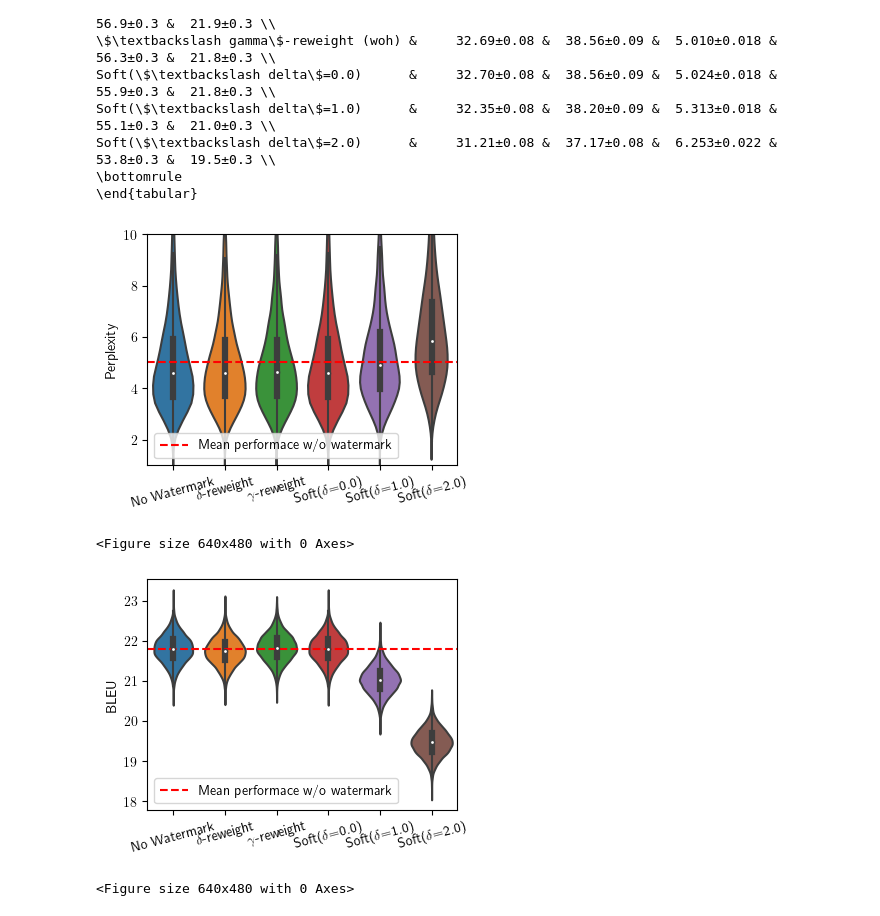
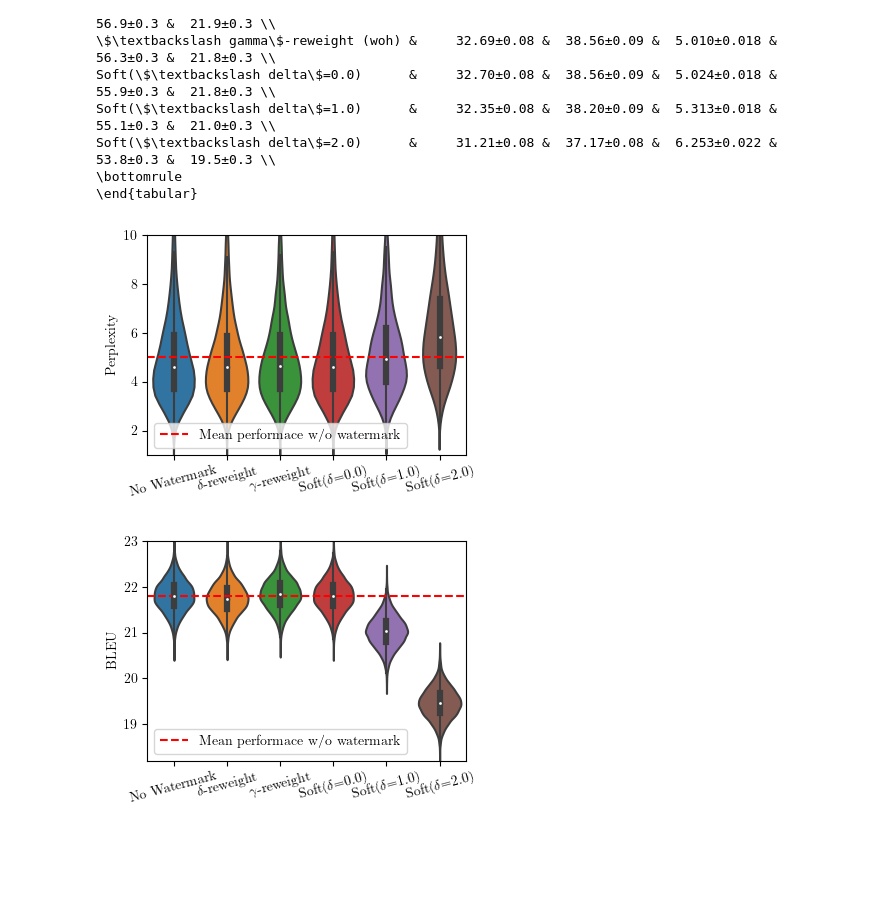
Before and after one commit to xiaoniu-578fa6bff964d005/UnbiasedWatermark, a Jupyter notebook: plot.ipynb, the cells around one changed output. Cells and saved outputs as stored; diff of their text form; code cells hidden in the pictures; blank space fills up the shorter version.

Commit message:
new data

```diff
--- a/plot.ipynb
+++ b/plot.ipynb
@@ -7,7 +7,7 @@ import pandas as pd
 # %% [markdown]
 # Table
 # %%
-data_path = "data.05_15_23_39"
+data_path = "data.05_16_23_37"
 
 
 def read_json_lines_to_df(file_path):
@@ -193,7 +242,12 @@ plt.show()
 import matplotlib
 import matplotlib.pyplot as plt
 
-plt.rcParams["text.usetex"] = True
+matplotlib.rcParams.update(
+    {
+        "font.family": "serif",
+        "text.usetex": True,
+    }
+)
 plt.rc("text.latex", preamble=r"\usepackage{amsmath}")
 # %%
 metric_show_name = {
@@ -251,33 +305,25 @@ Soft(\$\textbackslash delta\$=2.0)      &     31.21±0.08 &  37.17±0.08 &  6.25
 # %%
 fig_scale = 1
 plt.figure(figsize=(4 * fig_scale, 3 * fig_scale))
 plot_sample_df(
     tsdf[~tsdf.show_wp_name.str.contains("woh")],
     "ppl",
     "Perplexity",
     show_wp=filter(lambda x: "woh" not in x, show_wp),
     show_mean=True,
 )
 plt.ylim(1, 10)
-plt.show()
+plt.tight_layout()
 plt.savefig(
     "figures/Violin_TS_PPL.pdf",
     format="pdf",
-    show_wp=show_wp,
+    bbox_inches="tight",
+    pad_inches=0.0,
 )
+plt.show()
 # %% [output]
-[figure, old version]
+[figure, new version]
-<Figure size 640x480 with 0 Axes>
 # %%
-# plot_sample_df(mtdf, "bertscore.f1", "F1", show_wp=show_wp, show_mean=True)
-# plt.ylim(0.2, 1.0)
-# plot_sample_df(mtdf, "bertscore.precision", "Precision", show_wp=show_wp, show_mean=True)
-# plt.ylim(0.1, 1.0)
-# plot_sample_df(mtdf, "bertscore.recall", "Recall", show_wp=show_wp, show_mean=True)
-# plt.ylim(0.1, 1.0)
-
-plt.show()
-# plt.savefig("figures/Violin_MT.pdf", format="pdf")
 fig_scale = 1
 plt.figure(figsize=(4 * fig_scale, 3 * fig_scale))
 plot_sample_df(
@@ -287,12 +333,14 @@ plot_sample_df(
     show_wp=filter(lambda x: "woh" not in x, show_wp),
     show_mean=True,
 )
-plt.show()
+plt.ylim(18.2, 23)
+plt.tight_layout()
 plt.savefig(
     "figures/Violin_MT_BLEU.pdf",
     format="pdf",
-    show_wp=show_wp,
+    bbox_inches="tight",
+    pad_inches=0.0,
 )
+plt.show()
 # %% [output]
-[figure, old version]
+[figure, new version]
-<Figure size 640x480 with 0 Axes>
```
Also changed, not shown: parts of 6 cells of this notebook.
